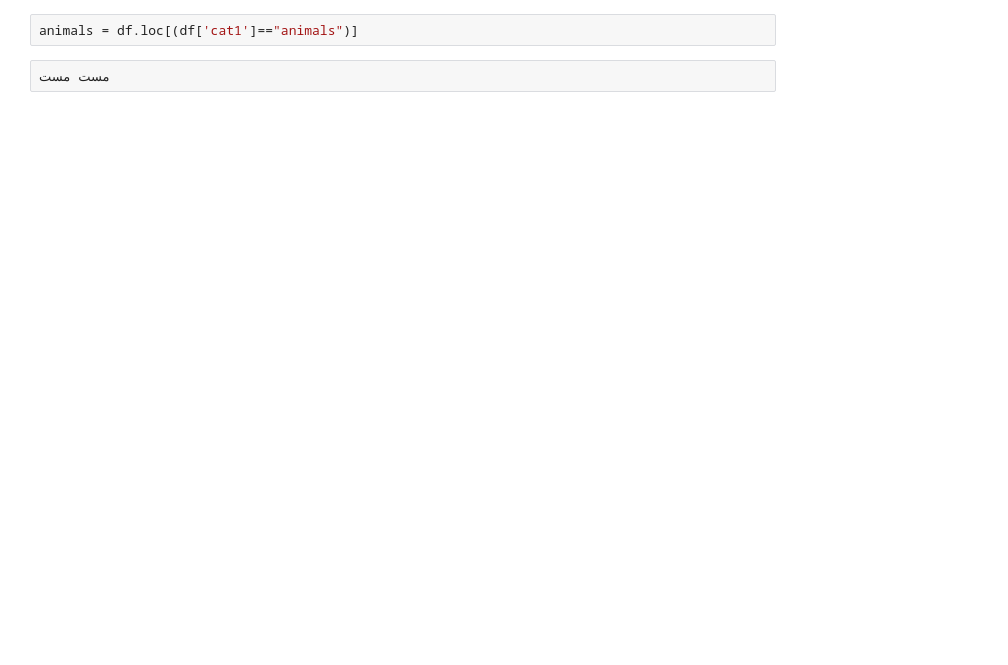
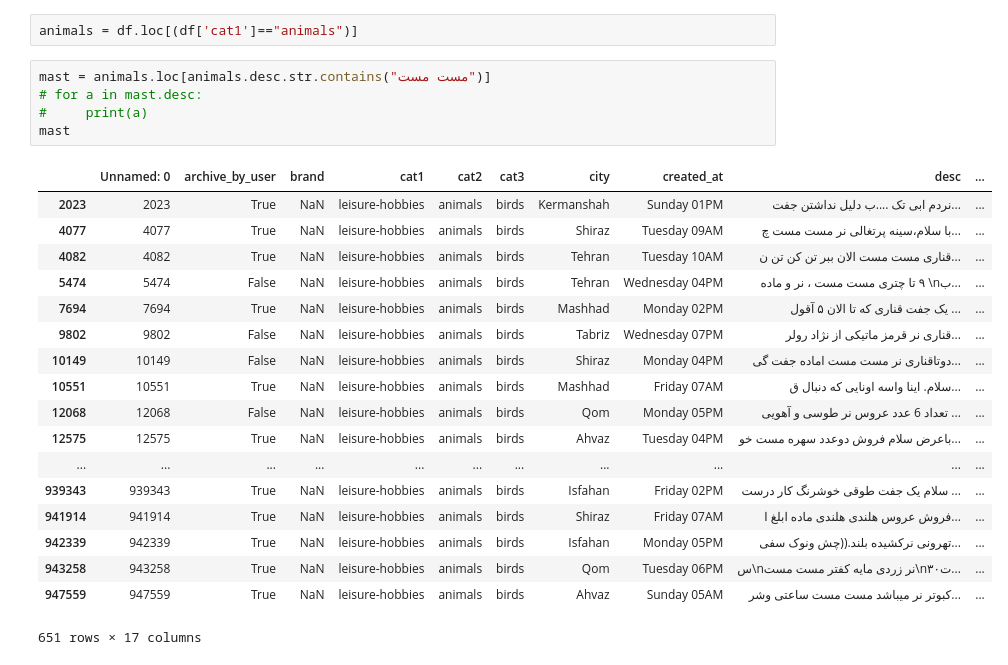
Before and after one commit to sun-group/alpha-sun, a Jupyter notebook: src/nimac2.ipynb, the cells around one changed output. Cells and saved outputs as stored; diff of their text form; blank space fills up the shorter version.

```diff
--- a/src/nimac2.ipynb
+++ b/src/nimac2.ipynb
@@ -97,4 +106,26 @@ sortan
 # %%
 animals = df.loc[(df['cat1']=="animals")]
-# %%
-مست مست
+# %%
+mast = animals.loc[animals.desc.str.contains("مست مست")]
+# for a in mast.desc:
+#     print(a)
+mast
+# %% [output]
+|  | Unnamed: 0 | archive_by_user | brand | cat1 | cat2 | cat3 | city | created_at | desc | ... |
+| 2023 | 2023 | True | NaN | leisure-hobbies | animals | birds | Kermanshah | Sunday 01PM | نردم ابی تک ....ب دلیل نداشتن جفت... | ... |
+| 4077 | 4077 | True | NaN | leisure-hobbies | animals | birds | Shiraz | Tuesday 09AM | با سلام،سینه پرتغالی نر مست مست چ... | ... |
+| 4082 | 4082 | True | NaN | leisure-hobbies | animals | birds | Tehran | Tuesday 10AM | قناری مست مست الان ببر تن کن تن ن... | ... |
+| 5474 | 5474 | False | NaN | leisure-hobbies | animals | birds | Tehran | Wednesday 04PM | ٩ تا چتری مست مست ، نر و ماده \nب... | ... |
+| 7694 | 7694 | True | NaN | leisure-hobbies | animals | birds | Mashhad | Monday 02PM | یک جفت قناری که تا الان ۵ ‌‌آقول ... | ... |
+| 9802 | 9802 | False | NaN | leisure-hobbies | animals | birds | Tabriz | Wednesday 07PM | قناری نر قرمز ماتیکی از نژاد رولر... | ... |
+| 10149 | 10149 | False | NaN | leisure-hobbies | animals | birds | Shiraz | Monday 04PM | دوتاقناری نر مست مست اماده جفت گی... | ... |
+| 10551 | 10551 | True | NaN | leisure-hobbies | animals | birds | Mashhad | Friday 07AM | سلام. اینا واسه اونایی که دنبال ق... | ... |
+| 12068 | 12068 | False | NaN | leisure-hobbies | animals | birds | Qom | Monday 05PM | تعداد 6 عدد عروس نر طوسی و آهویی ... | ... |
+| 12575 | 12575 | True | NaN | leisure-hobbies | animals | birds | Ahvaz | Tuesday 04PM | باعرض سلام فروش دوعدد سهره مست خو... | ... |
+| ... | ... | ... | ... | ... | ... | ... | ... | ... | ... | ... |
+| 939343 | 939343 | True | NaN | leisure-hobbies | animals | birds | Isfahan | Friday 02PM | سلام یک جفت طوقی خوشرنگ کار درست ... | ... |
+| 941914 | 941914 | True | NaN | leisure-hobbies | animals | birds | Shiraz | Friday 07AM | فروش عروس هلندی هلندی ماده ابلغ ا... | ... |
+| 942339 | 942339 | True | NaN | leisure-hobbies | animals | birds | Isfahan | Monday 05PM | تهرونی نرکشیده بلند.((چش ونوک سفی... | ... |
+| 943258 | 943258 | True | NaN | leisure-hobbies | animals | birds | Qom | Tuesday 06PM | س\nنر زردی مایه کفتر مست مست\n۳۰ت... | ... |
+| 947559 | 947559 | True | NaN | leisure-hobbies | animals | birds | Ahvaz | Sunday 05AM | کبوتر نر میباشد مست مست ساعتی وشر... | ... |
+651 rows × 17 columns
```
Also changed, not shown: parts of 3 cells of this notebook, 7 other files.
